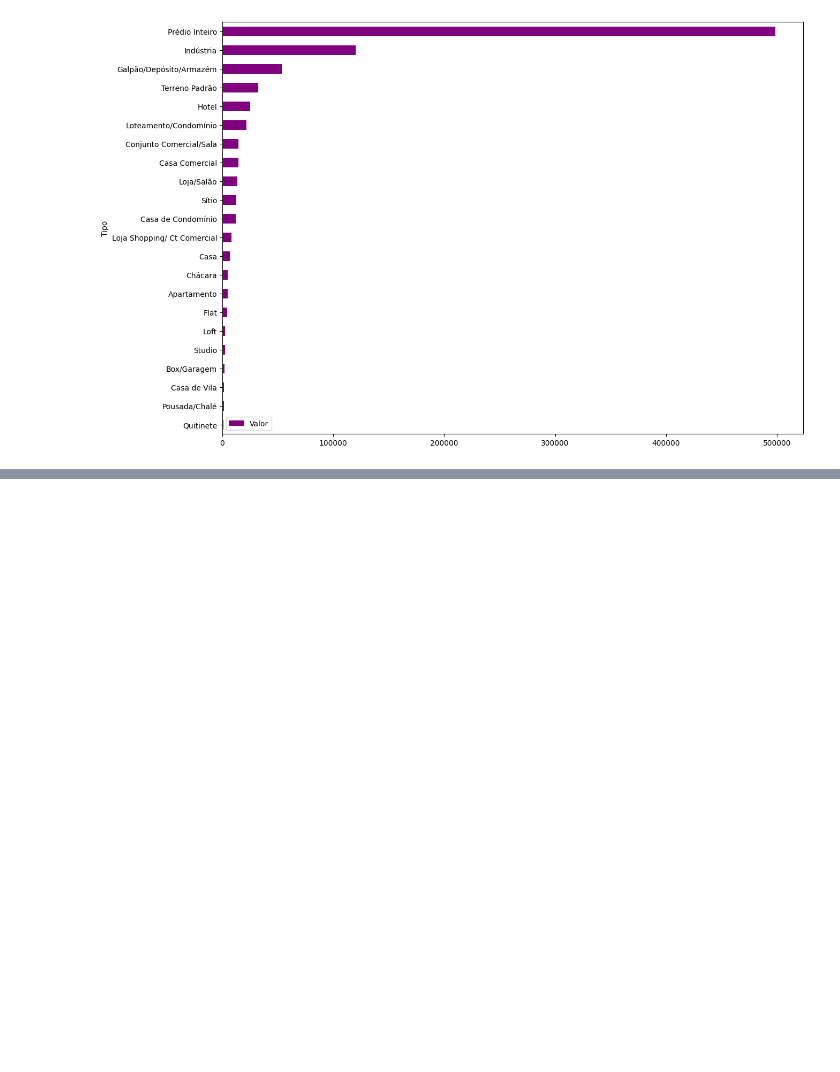
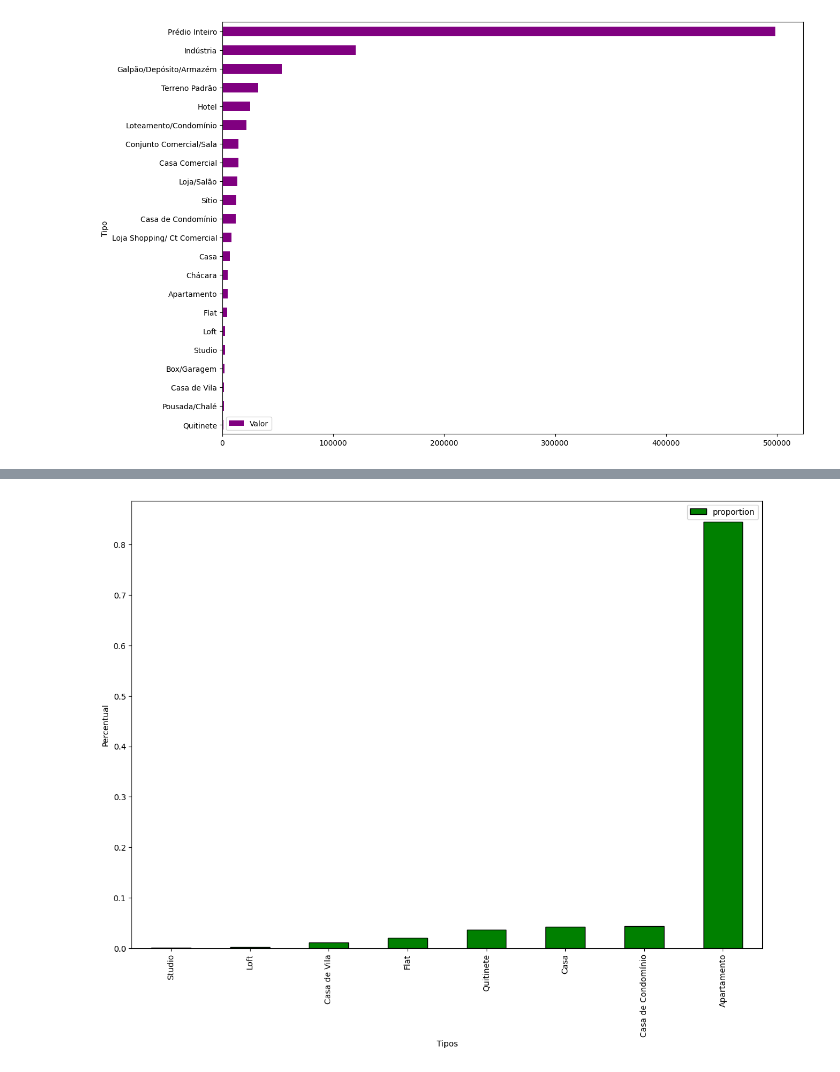
Before and after one commit to Aragao05/Python-para-DataScience-from-Alura, a Jupyter notebook: Pandas/Conhecendo a biblioteca/Pandas.ipynb, the cells around one changed output, grey strips where cells are left out. Cells and saved outputs as stored; diff of their text form; code cells hidden in the pictures; blank space fills up the shorter version.

```diff
--- a/Pandas/Conhecendo a biblioteca/Pandas.ipynb
+++ b/Pandas/Conhecendo a biblioteca/Pandas.ipynb
@@ -175,0 +287,9 @@ df_preco_tipo.plot(kind='barh', figsize=(14, 10), color ='purple'); # .plot cria
+# %%
+df_percentual_tipo = df['Tipo'].value_counts(normalize=True).to_frame().sort_values('proportion')
+
+df_percentual_tipo.plot(kind='bar', figsize=(14, 10), color ='green', edgecolor='black',
+                        xlabel = 'Tipos', ylabel = 'Percentual');
+
+#kind = ' bar' quer dizer que vai ser um grafico de barras verticais, edgecolor = 'black' diz qual vai ser a cor da borda das barras, xlabel = 'Tipos'  nome do eixo X, ylabel = 'Percentual' nome do eixo Y
+# %% [output]
+[figure, added]
```
Also changed, not shown: parts of 14 cells of this notebook, 1 other file.
